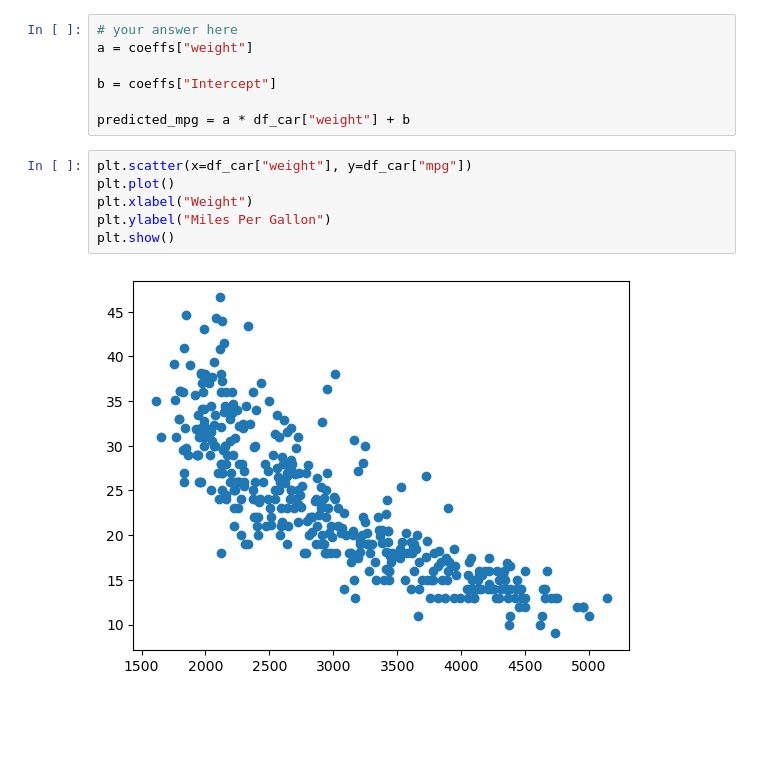
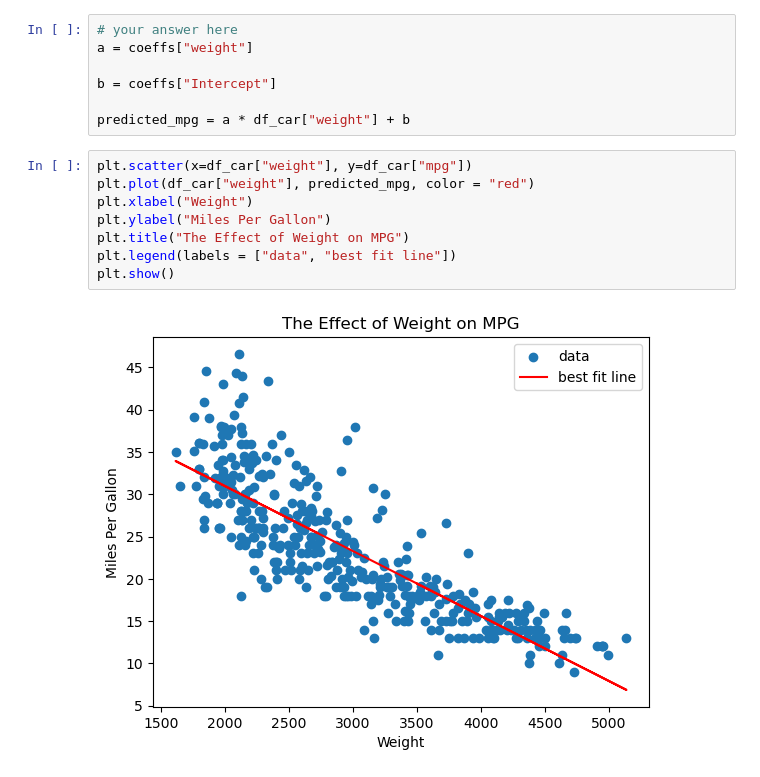
Before and after one commit to aagamapprakash/datasci151spring2026, a Jupyter notebook: _assignments/assignment_8/Assignment8.ipynb, the cells around one changed output. Drawn from its saved outputs; the diff is of its cells as text; blank space fills up the shorter version.

```diff
--- a/_assignments/assignment_8/Assignment8.ipynb
+++ b/_assignments/assignment_8/Assignment8.ipynb
@@ -319,9 +319,11 @@ b = coeffs["Intercept"]
 predicted_mpg = a * df_car["weight"] + b
 # %%
 plt.scatter(x=df_car["weight"], y=df_car["mpg"])
-plt.plot()
+plt.plot(df_car["weight"], predicted_mpg, color = "red")
 plt.xlabel("Weight")
 plt.ylabel("Miles Per Gallon")
+plt.title("The Effect of Weight on MPG")
+plt.legend(labels = ["data", "best fit line"])
 plt.show()
 # %% [output]
-[figure, old version]
+[figure, new version]
```
